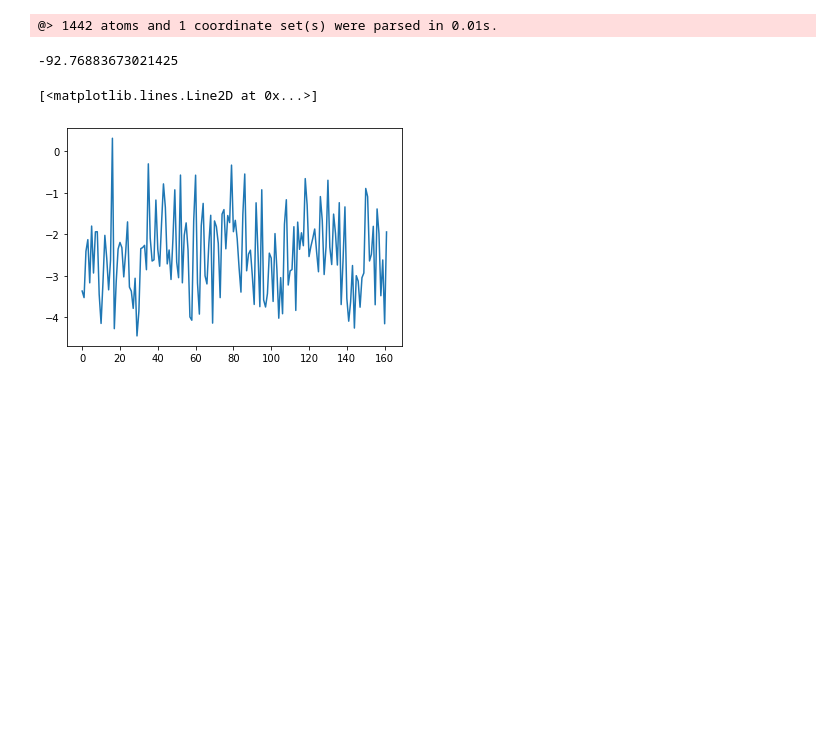
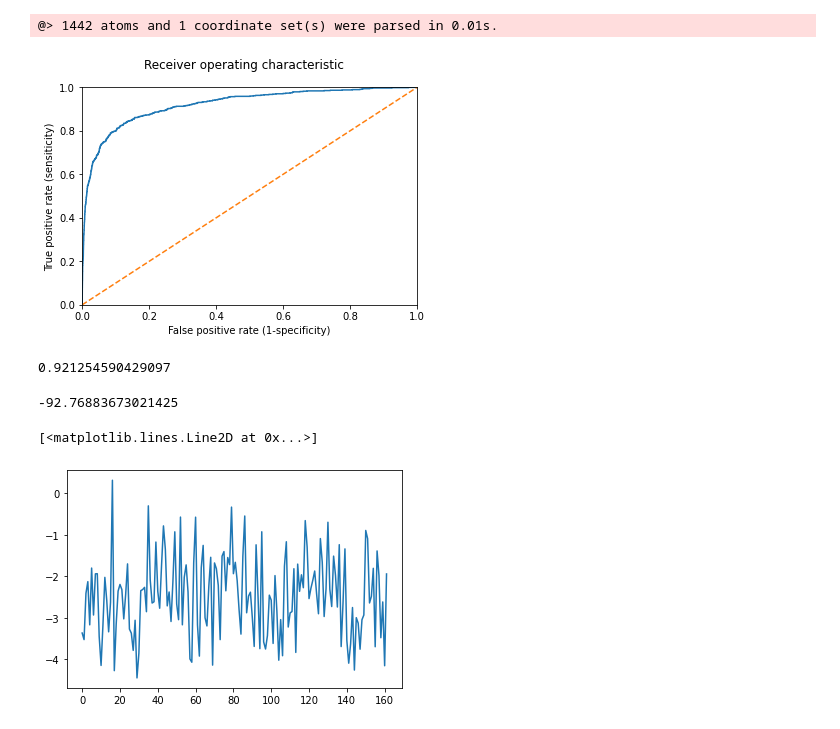
Before and after one commit to HanaJaafari/Frustratometer, a Jupyter notebook: jupyter/DCA_frustration_example.ipynb, the cells around one changed output. Drawn from its saved outputs; the diff is of its cells as text; code cells hidden in the pictures; blank space fills up the shorter version.

```diff
--- a/jupyter/DCA_frustration_example.ipynb
+++ b/jupyter/DCA_frustration_example.ipynb
@@ -6,6 +6,14 @@ import matplotlib.pyplot as plt
 model=dca_frustratometer.PottsModel('../examples/data/1l63.pdb','A','../examples/data/PottsModel1l63A.mat',0,4)
 # %% [output]
 @> 1442 atoms and 1 coordinate set(s) were parsed in 0.01s.
+# %%
+model.plot_roc()
+# %% [output]
+[figure, added]
+# %%
+print(model.auc())
+# %% [output]
+0.921254590429097
 # %%
 print(model.native_energy())
 # %% [output]
```
Also changed, not shown: parts of 1 cell of this notebook, 1 other file.
